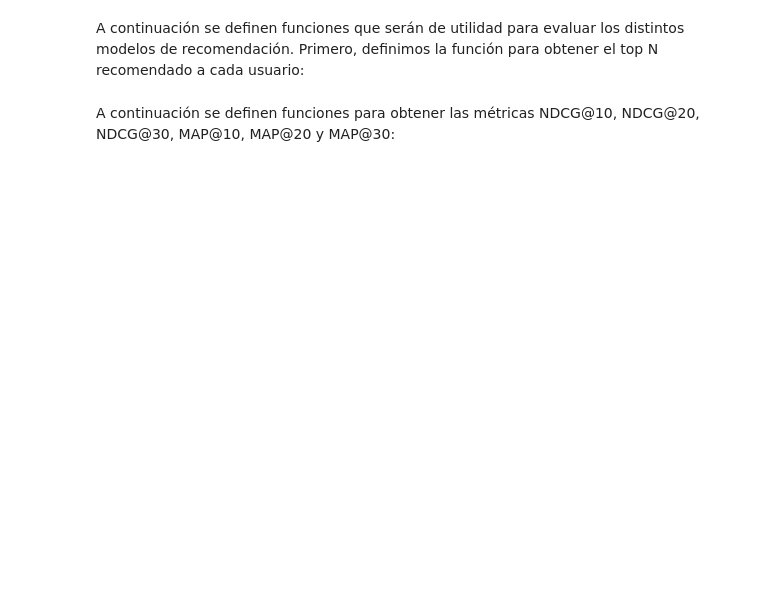
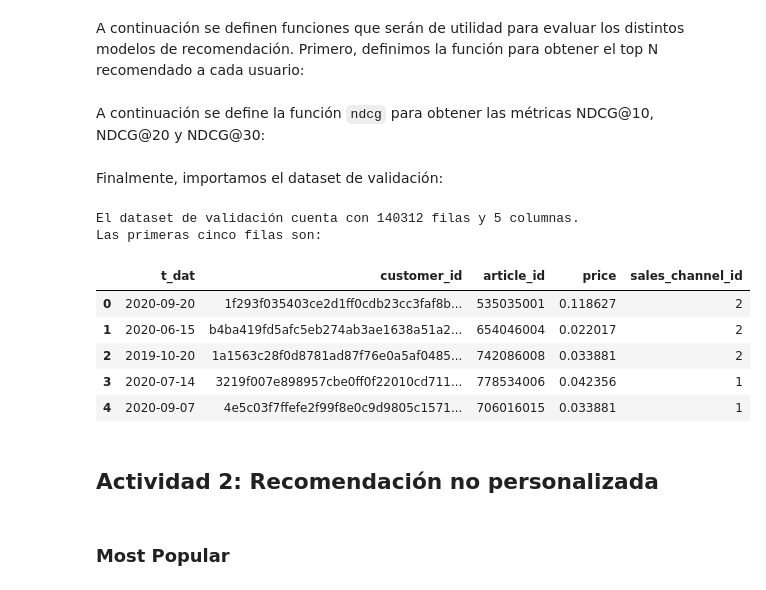
Before and after one commit to sebac820/tarea-1-recsys, a Jupyter notebook: Tarea.ipynb, the cells around one changed output. Cells and saved outputs as stored; diff of their text form; code cells hidden in the pictures; blank space fills up the shorter version.

Commit message:
importar validation set

```diff
--- a/Tarea.ipynb
+++ b/Tarea.ipynb
@@ -203,7 +205,7 @@ def get_top_n(predictions, n=10):
 
     return top_n
 # %% [markdown]
-A continuación se definen funciones para obtener las métricas NDCG@10, NDCG@20, NDCG@30, MAP@10, MAP@20 y MAP@30:
+A continuación se define la función `ndcg` para obtener las métricas NDCG@10, NDCG@20 y NDCG@30:
 # %%
 # Funciones para NDCG:
 
@@ -231,3 +233,23 @@ def ndcg(top_n_verdadero_para_cada_usuario: dict, top_n_predicho_para_cada_usuar
         top_n_predicho = top_n_predicho_para_cada_usuario[usuario]
         suma_de_ndcgs += ndcg_para_un_usuario(top_n_verdadero, top_n_predicho, arroba)
     return suma_de_ndcgs / len(top_n_verdadero_para_cada_usuario)
+# %% [markdown]
+Finalmente, importamos el dataset de validación:
+# %%
+validation_set = pd.read_csv('transactions_val.csv', header=0, index_col=0)
+print(f'El dataset de validación cuenta con {validation_set.shape[0]} filas y {validation_set.shape[1]} columnas.')
+print('Las primeras cinco filas son:')
+validation_set.head()
+# %% [output]
+El dataset de validación cuenta con 140312 filas y 5 columnas.
+Las primeras cinco filas son:
+|  | t_dat | customer_id | article_id | price | sales_channel_id |
+| 0 | 2020-09-20 | 1f293f035403ce2d1ff0cdb23cc3faf8b... | 535035001 | 0.118627 | 2 |
+| 1 | 2020-06-15 | b4ba419fd5afc5eb274ab3ae1638a51a2... | 654046004 | 0.022017 | 2 |
+| 2 | 2019-10-20 | 1a1563c28f0d8781ad87f76e0a5af0485... | 742086008 | 0.033881 | 2 |
+| 3 | 2020-07-14 | 3219f007e898957cbe0ff0f22010cd711... | 778534006 | 0.042356 | 1 |
+| 4 | 2020-09-07 | 4e5c03f7ffefe2f99f8e0c9d9805c1571... | 706016015 | 0.033881 | 1 |
+# %% [markdown]
+## Actividad 2: Recomendación no personalizada
+# %% [markdown]
+### Most Popular
```
Also changed, not shown: parts of 3 cells of this notebook.
